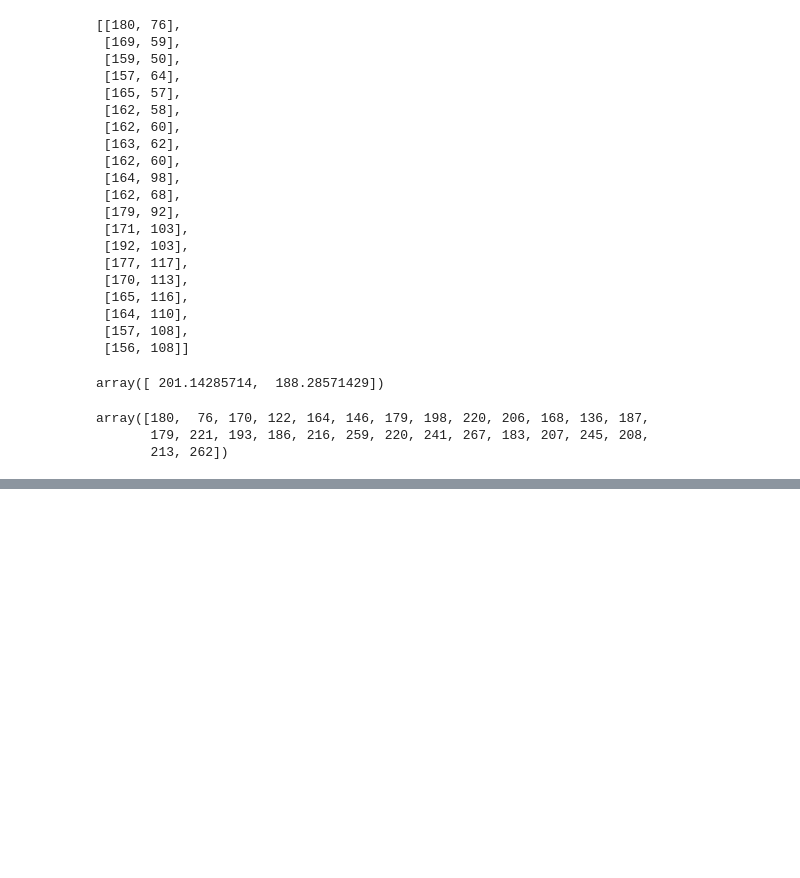
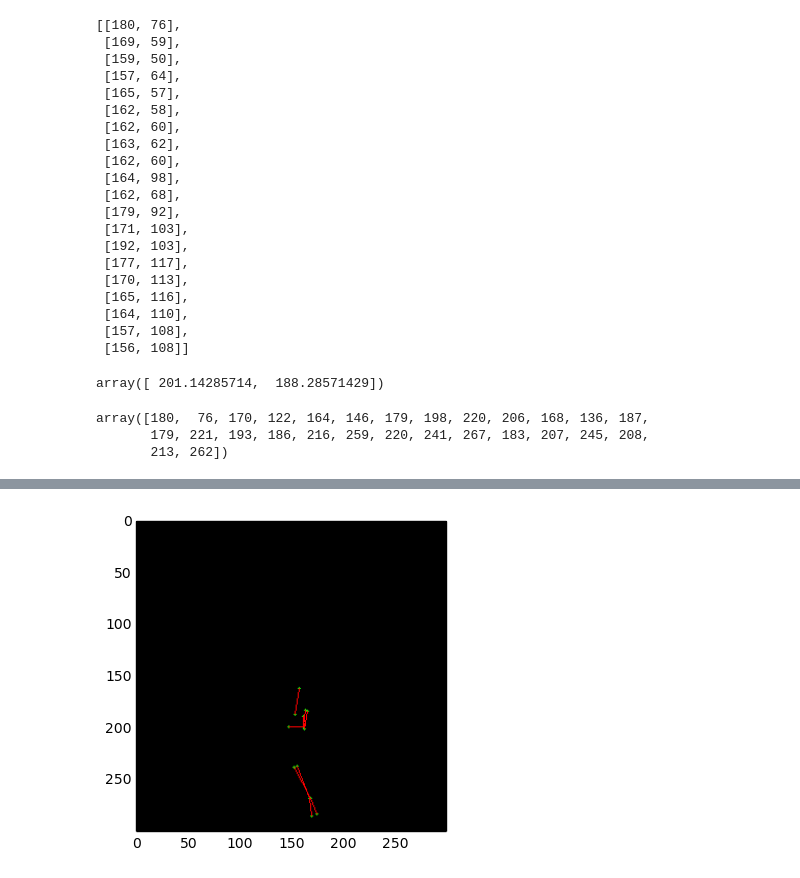
Before and after one commit to gengshan-y/dyn_pose, a Jupyter notebook: norm.ipynb, the cells around one changed output, grey strips where cells are left out. Drawn from its saved outputs; the diff is of its cells as text; code cells hidden in the pictures; blank space fills up the shorter version.

```diff
--- a/norm.ipynb
+++ b/norm.ipynb
@@ -130,0 +174,16 @@ array([180,  76, 170, 122, 164, 146, 179, 198, 220, 206, 168, 136, 187,
+# %%
+b=np.asarray([ 0.07215321,  0.12210544,  0.03330148,  0.37741681, -0.02775124,
+        0.49952225,  0.11655519,  0.49952225,  0.13875618,  0.33301484,
+        0.11100495,  0.39406756,  0.12210544,  0.51617299,  0.15540692,
+        0.34411533,  0.02775124,  0.88248931,  0.18315816,  1.18220267,
+        0.24421088,  1.33760959,  0.05550247,  0.87693907,  0.17205766,
+        1.18220267,  0.1998089 ,  1.35981058])
+# %%
+b = b.reshape((14,2))
+b=b*100
+anc_head = 150;b=b+anc_head
+b = b.astype(int)
+# %%
+pose2Img2(b, 0, 'tmp')
+# %% [output]
+[figure, added]
```
Also changed, not shown: parts of 7 cells of this notebook, 10 other files.
